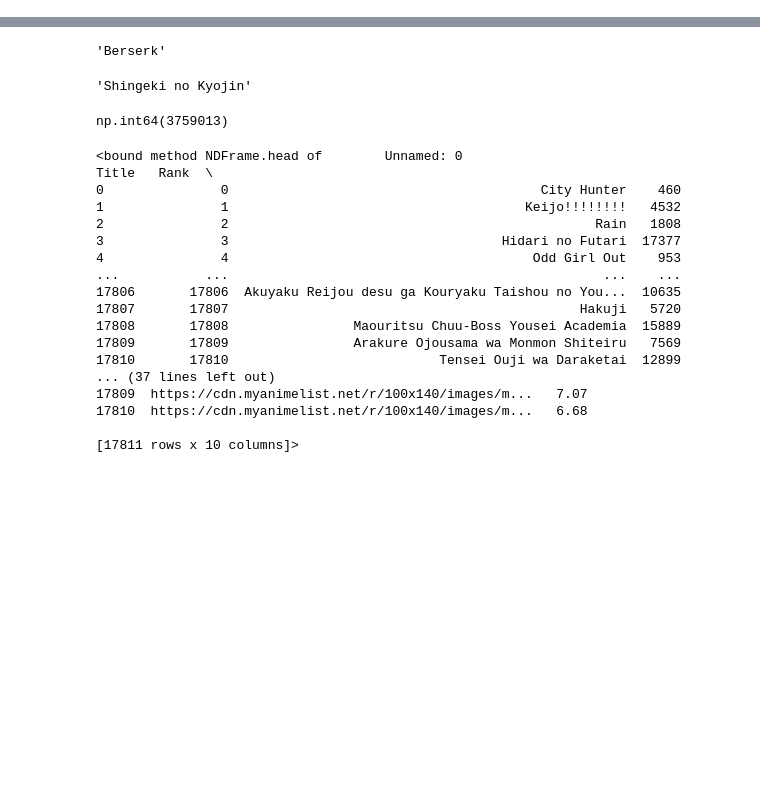
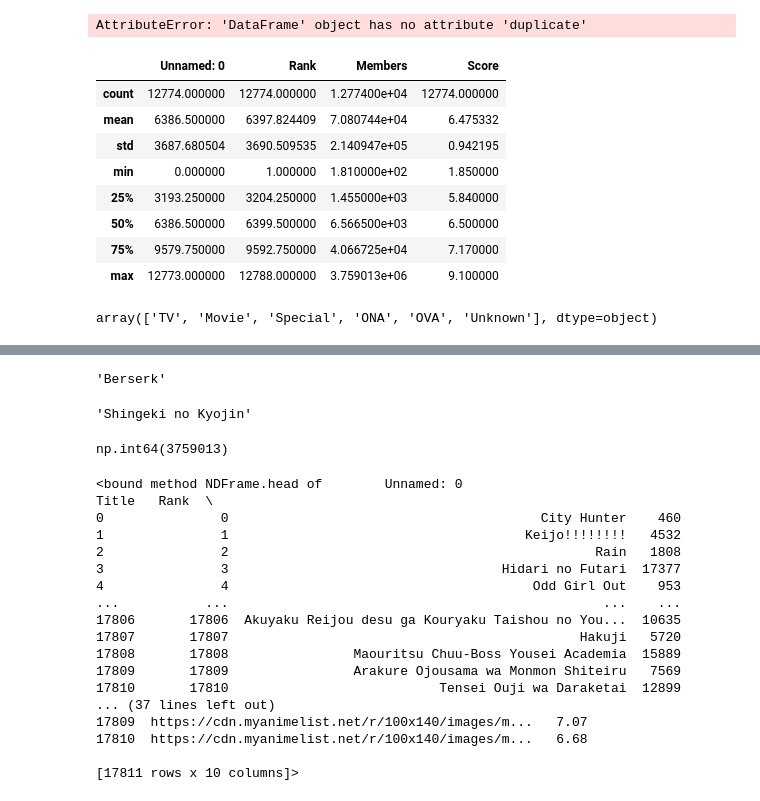
Before and after one commit to DenisiaPelu/DS102024, a Jupyter notebook: EDA_Manga/Mangas.ipynb, the cells around one changed output, grey strips where cells are left out. Drawn from its saved outputs; the diff is of its cells as text; code cells hidden in the pictures; blank space fills up the shorter version.

```diff
--- a/EDA_Manga/Mangas.ipynb
+++ b/EDA_Manga/Mangas.ipynb
@@ -21,3 +82,23 @@ anime
+# %%
+anime[anime.duplicate(Keep=False)]
+# %% [output]
+AttributeError: 'DataFrame' object has no attribute 'duplicate'
+# %%
+anime.describe()
+# %% [output]
+|  | Unnamed: 0 | Rank | Members | Score |
+| count | 12774.000000 | 12774.000000 | 1.277400e+04 | 12774.000000 |
+| mean | 6386.500000 | 6397.824409 | 7.080744e+04 | 6.475332 |
+| std | 3687.680504 | 3690.509535 | 2.140947e+05 | 0.942195 |
+| min | 0.000000 | 1.000000 | 1.810000e+02 | 1.850000 |
+| 25% | 3193.250000 | 3204.250000 | 1.455000e+03 | 5.840000 |
+| 50% | 6386.500000 | 6399.500000 | 6.566500e+03 | 6.500000 |
+| 75% | 9579.750000 | 9592.750000 | 4.066725e+04 | 7.170000 |
+| max | 12773.000000 | 12788.000000 | 3.759013e+06 | 9.100000 |
+# %%
+anime['Type'].unique()
+# %% [output]
+array(['TV', 'Movie', 'Special', 'ONA', 'OVA', 'Unknown'], dtype=object)
 # %%
 manga= pd.read_csv(r'C:\Users\denis\Desktop\Curso\Juan-Temario\DS102024_Nuevo\EDA_Manga\MAL-manga.csv')
 manga
```
Also changed, not shown: parts of 11 cells of this notebook, 6 other files.
